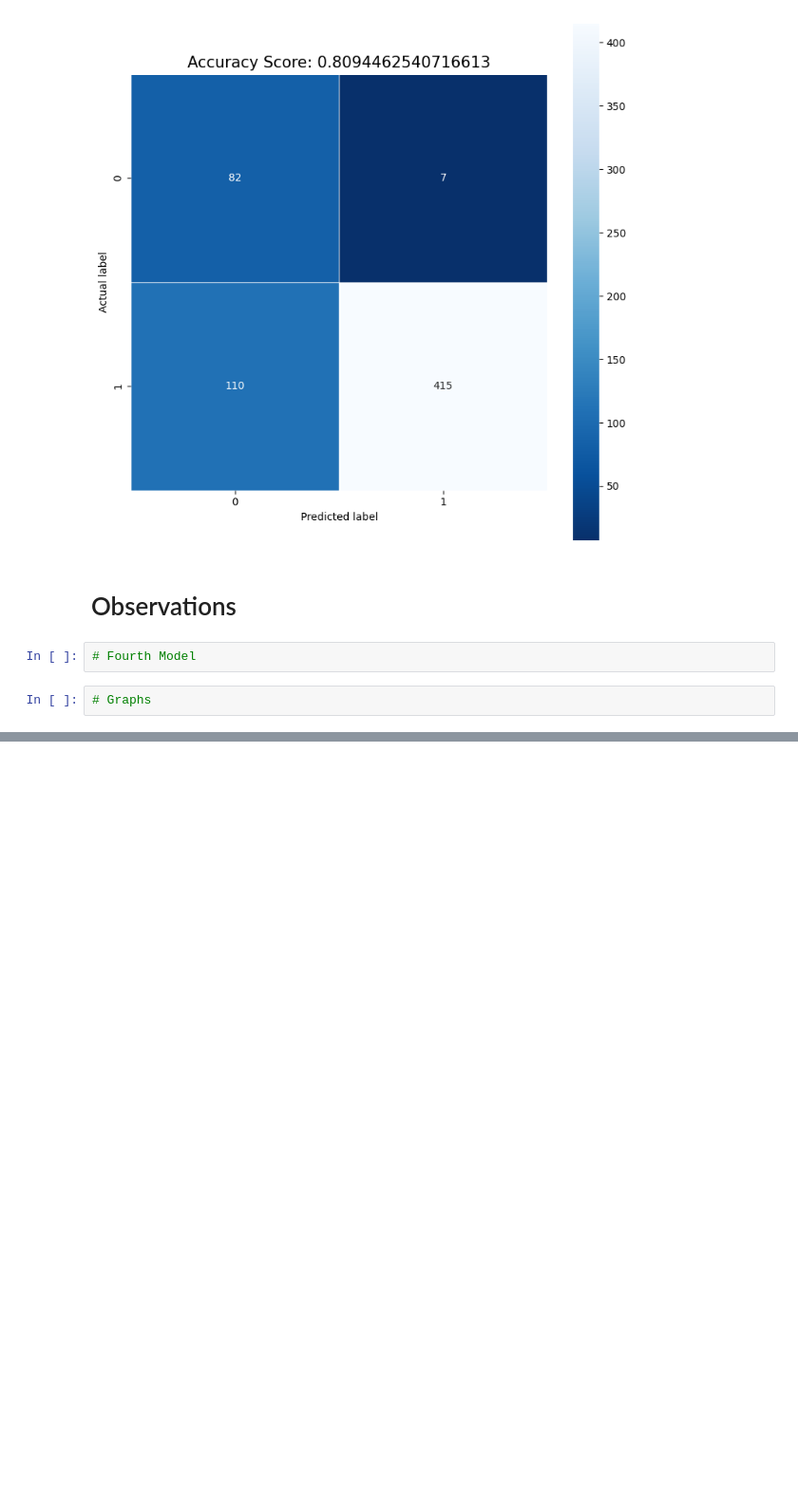
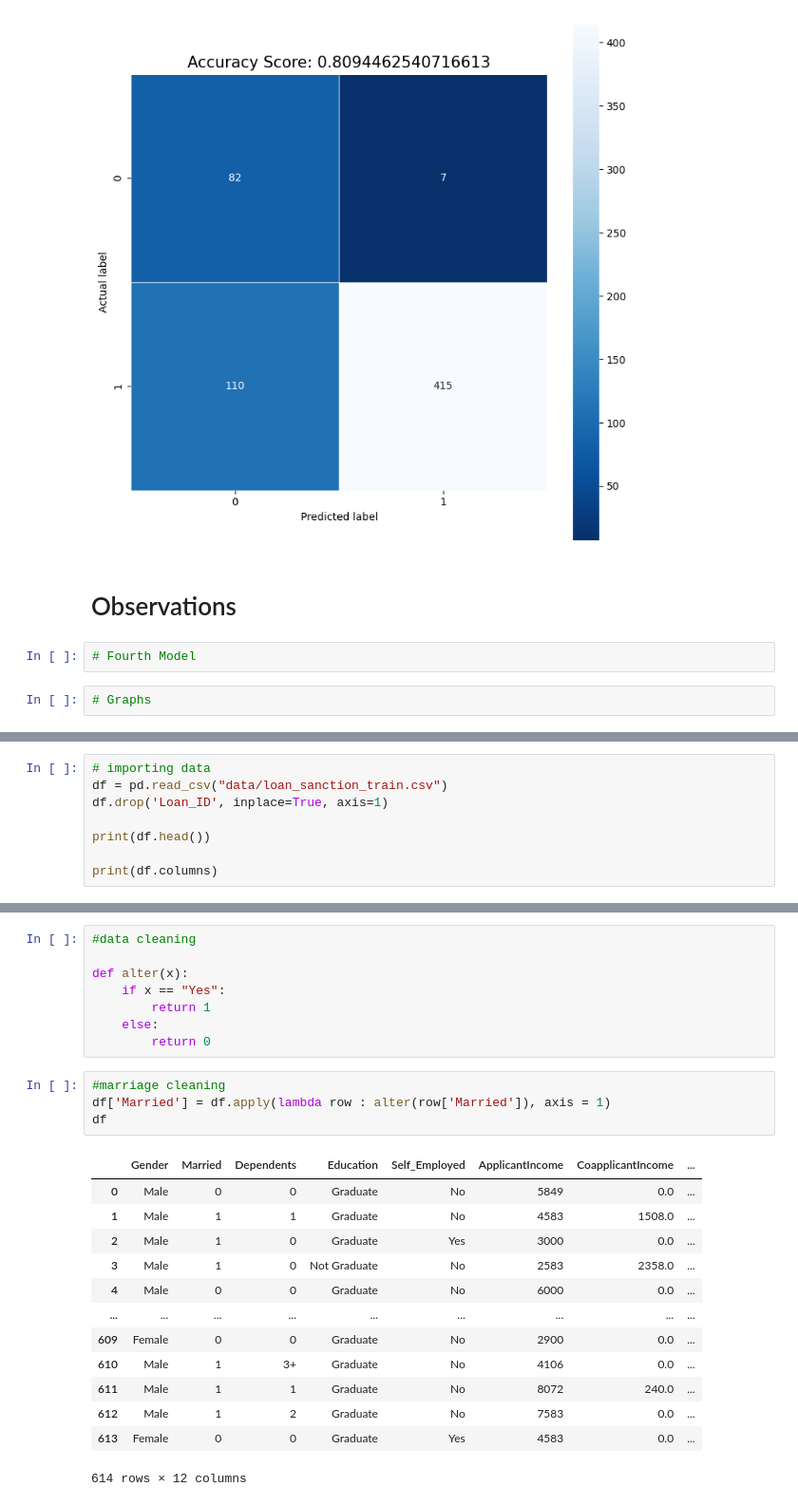
Before and after one commit to Relicjamin-jv/ML-and-Visualization, a Jupyter notebook: report.ipynb, the cells around one changed output, grey strips where cells are left out. Shown at 95% size. Cells and saved outputs as stored; diff of their text form; blank space fills up the shorter version.

```diff
--- a/report.ipynb
+++ b/report.ipynb
@@ -406,0 +419,8 @@ Text(0.5, 1.0, 'Accuracy Score: 0.8094462540716613')
+# %%
+# importing data
+df = pd.read_csv("data/loan_sanction_train.csv")
+df.drop('Loan_ID', inplace=True, axis=1)
+
+print(df.head())
+
+print(df.columns)
@@ -406,0 +445,26 @@ Text(0.5, 1.0, 'Accuracy Score: 0.8094462540716613')
+# %%
+#data cleaning
+
+def alter(x):
+    if x == "Yes":
+        return 1
+    else:
+        return 0
+# %%
+#marriage cleaning
+df['Married'] = df.apply(lambda row : alter(row['Married']), axis = 1)
+df
+# %% [output]
+|  | Gender | Married | Dependents | Education | Self_Employed | ApplicantIncome | CoapplicantIncome | ... |
+| 0 | Male | 0 | 0 | Graduate | No | 5849 | 0.0 | ... |
+| 1 | Male | 1 | 1 | Graduate | No | 4583 | 1508.0 | ... |
+| 2 | Male | 1 | 0 | Graduate | Yes | 3000 | 0.0 | ... |
+| 3 | Male | 1 | 0 | Not Graduate | No | 2583 | 2358.0 | ... |
+| 4 | Male | 0 | 0 | Graduate | No | 6000 | 0.0 | ... |
+| ... | ... | ... | ... | ... | ... | ... | ... | ... |
+| 609 | Female | 0 | 0 | Graduate | No | 2900 | 0.0 | ... |
+| 610 | Male | 1 | 3+ | Graduate | No | 4106 | 0.0 | ... |
+| 611 | Male | 1 | 1 | Graduate | No | 8072 | 240.0 | ... |
+| 612 | Male | 1 | 2 | Graduate | No | 7583 | 0.0 | ... |
+| 613 | Female | 0 | 0 | Graduate | Yes | 4583 | 0.0 | ... |
+614 rows × 12 columns
```
Also changed, not shown: parts of 19 cells of this notebook, 2 other files.
